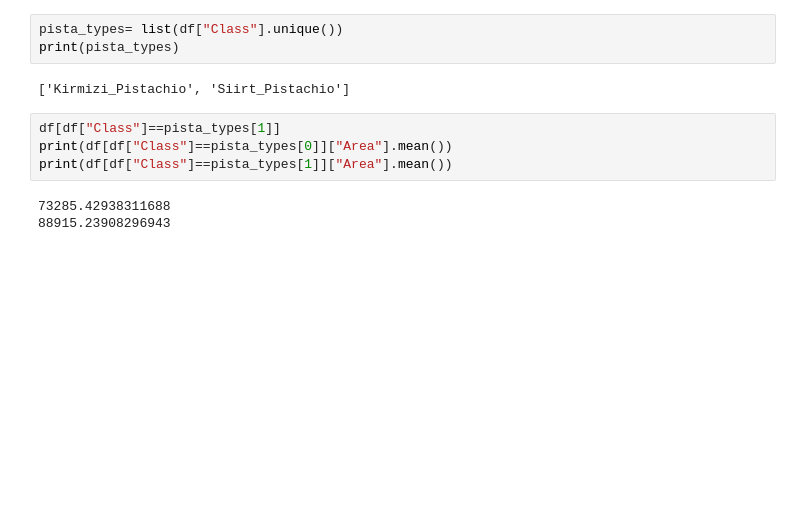
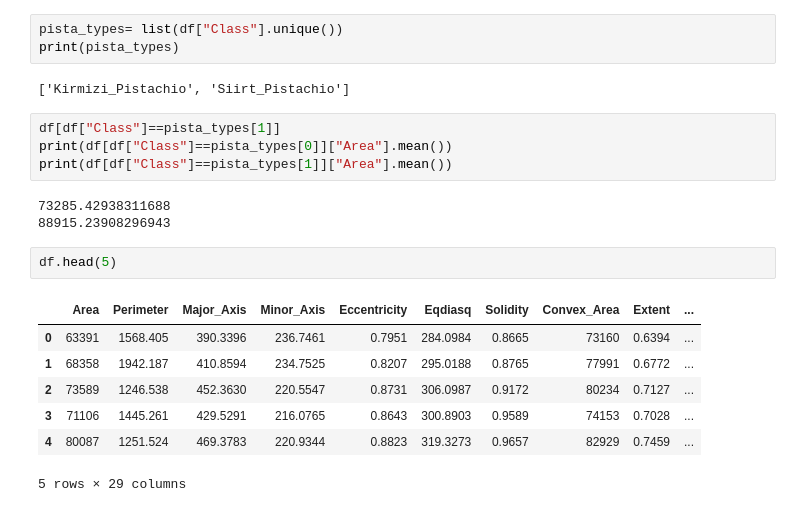
Before and after one commit to harihara-rajan/EDA-Pistachio-Classification, a Jupyter notebook: pistachio_eda_analysis.ipynb, the cells around one changed output. Drawn from its saved outputs; the diff is of its cells as text; blank space fills up the shorter version.

```diff
--- a/pistachio_eda_analysis.ipynb
+++ b/pistachio_eda_analysis.ipynb
@@ -143,3 +145,13 @@ print(df[df["Class"]==pista_types[1]]["Area"].mean())
 # %% [output]
 73285.42938311688
 88915.23908296943
+# %%
+df.head(5)
+# %% [output]
+|  | Area | Perimeter | Major_Axis | Minor_Axis | Eccentricity | Eqdiasq | Solidity | Convex_Area | Extent | ... |
+| 0 | 63391 | 1568.405 | 390.3396 | 236.7461 | 0.7951 | 284.0984 | 0.8665 | 73160 | 0.6394 | ... |
+| 1 | 68358 | 1942.187 | 410.8594 | 234.7525 | 0.8207 | 295.0188 | 0.8765 | 77991 | 0.6772 | ... |
+| 2 | 73589 | 1246.538 | 452.3630 | 220.5547 | 0.8731 | 306.0987 | 0.9172 | 80234 | 0.7127 | ... |
+| 3 | 71106 | 1445.261 | 429.5291 | 216.0765 | 0.8643 | 300.8903 | 0.9589 | 74153 | 0.7028 | ... |
+| 4 | 80087 | 1251.524 | 469.3783 | 220.9344 | 0.8823 | 319.3273 | 0.9657 | 82929 | 0.7459 | ... |
+5 rows × 29 columns
```
Also changed, not shown: parts of 6 cells of this notebook.
